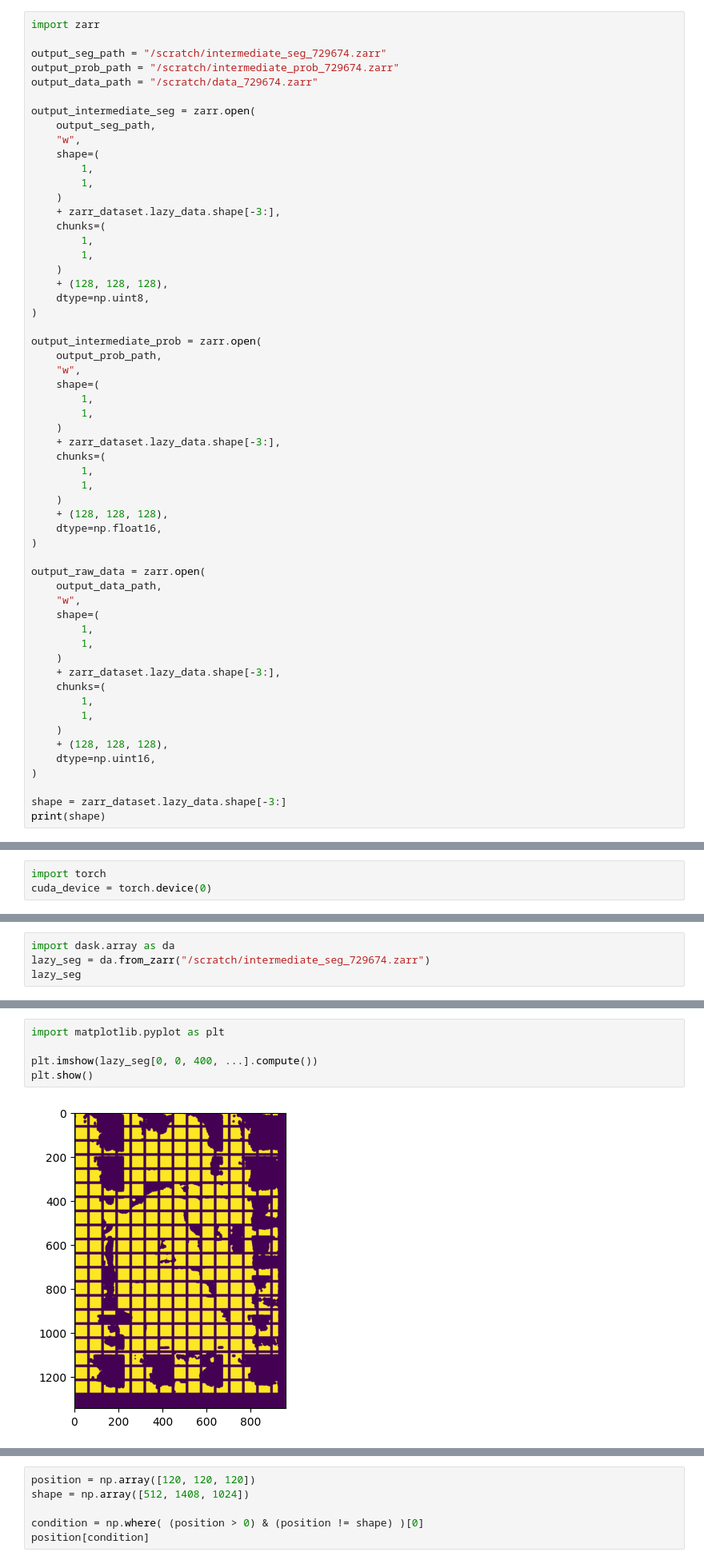
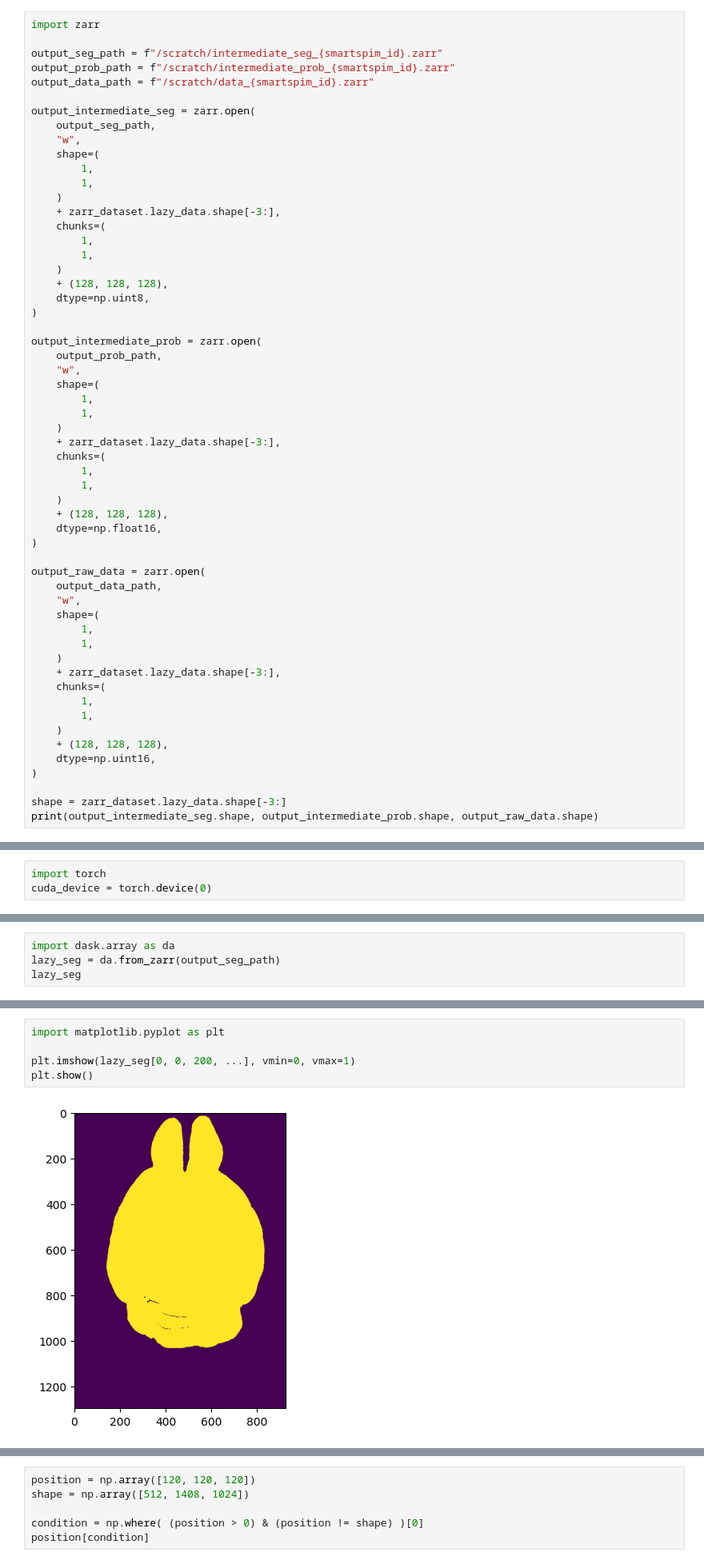
Before and after one commit to AllenNeuralDynamics/aind-brain-segmentation, a Jupyter notebook: code/whole_brain_inference.ipynb, the cells around one changed output, grey strips where cells are left out. Shown: that part at 80% size. Cells and saved outputs as stored; diff of their text form.

```diff
--- a/code/whole_brain_inference.ipynb
+++ b/code/whole_brain_inference.ipynb
@@ -104,9 +114,9 @@ lazy_data
 # %%
 import zarr
 
-output_seg_path = "/scratch/intermediate_seg_729674.zarr"
-output_prob_path = "/scratch/intermediate_prob_729674.zarr"
-output_data_path = "/scratch/data_729674.zarr"
+output_seg_path = f"/scratch/intermediate_seg_{smartspim_id}.zarr"
+output_prob_path = f"/scratch/intermediate_prob_{smartspim_id}.zarr"
+output_data_path = f"/scratch/data_{smartspim_id}.zarr"
 
 output_intermediate_seg = zarr.open(
     output_seg_path,
@@ -157,5 +167,5 @@ output_raw_data = zarr.open(
 )
 
 shape = zarr_dataset.lazy_data.shape[-3:]
-print(shape)
+print(output_intermediate_seg.shape, output_intermediate_prob.shape, output_raw_data.shape)
 # %% [output]
@@ -267,5 +317,5 @@ Tensor shape: torch.Size([1, 64, 64, 64]) - Pred mas
 # %%
 import dask.array as da
-lazy_seg = da.from_zarr("/scratch/intermediate_seg_729674.zarr")
+lazy_seg = da.from_zarr(output_seg_path)
 lazy_seg
 # %% [output]
@@ -273,10 +327,10 @@ lazy_seg
 # %%
 import matplotlib.pyplot as plt
 
-plt.imshow(lazy_seg[0, 0, 400, ...].compute())
+plt.imshow(lazy_seg[0, 0, 200, ...], vmin=0, vmax=1)
 plt.show()
 # %% [output]
-[figure, old version]
+[figure, new version]
 # %%
 # for i, sample in enumerate(zarr_data_loader):
 #     block = sample.batch_tensor[None, ...].to(cuda_device)
```
Also changed, not shown: parts of 11 cells of this notebook, 5 other files.
